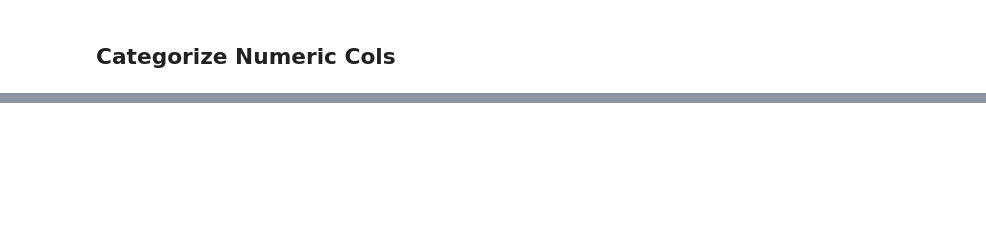
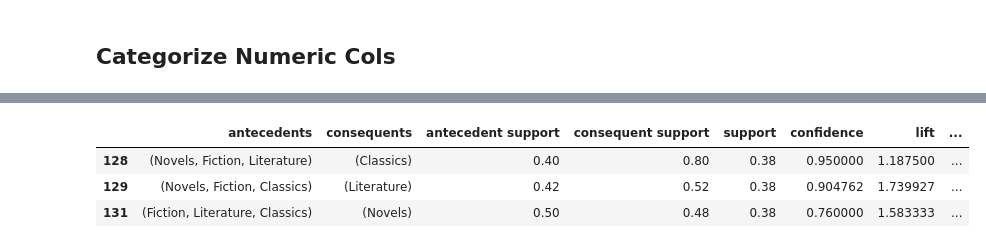
Before and after one commit to vggm/neo4j_ML, a Jupyter notebook: apriori_algorithm.ipynb, the cells around one changed output, grey strips where cells are left out. Saved outputs shown, nothing was run; the diff lists cells and outputs as text; code cells hidden in the pictures; blank space fills up the shorter version.

```diff
--- a/apriori_algorithm.ipynb
+++ b/apriori_algorithm.ipynb
@@ -169,0 +132,10 @@ print(rules[['antecedents', 'consequents', 'support', 'confidence', 'lift']].sor
+# %%
+# rules[(rules['confidence'] < 1.0)].sort_values("confidence", ascending=False)
+rules['antecedent_len'] = rules['antecedents'].apply(lambda x: len(x))
+filtered_rules = rules[rules['antecedent_len'] >= 3]
+filtered_rules[filtered_rules['confidence'] < 1].sort_values("confidence", ascending=False)
+# %% [output]
+|  | antecedents | consequents | antecedent support | consequent support | support | confidence | lift | ... |
+| 128 | (Novels, Fiction, Literature) | (Classics) | 0.40 | 0.80 | 0.38 | 0.950000 | 1.187500 | ... |
+| 129 | (Novels, Fiction, Classics) | (Literature) | 0.42 | 0.52 | 0.38 | 0.904762 | 1.739927 | ... |
+| 131 | (Fiction, Literature, Classics) | (Novels) | 0.50 | 0.48 | 0.38 | 0.760000 | 1.583333 | ... |
```
Also changed, not shown: parts of 13 cells of this notebook, 2 other files.
